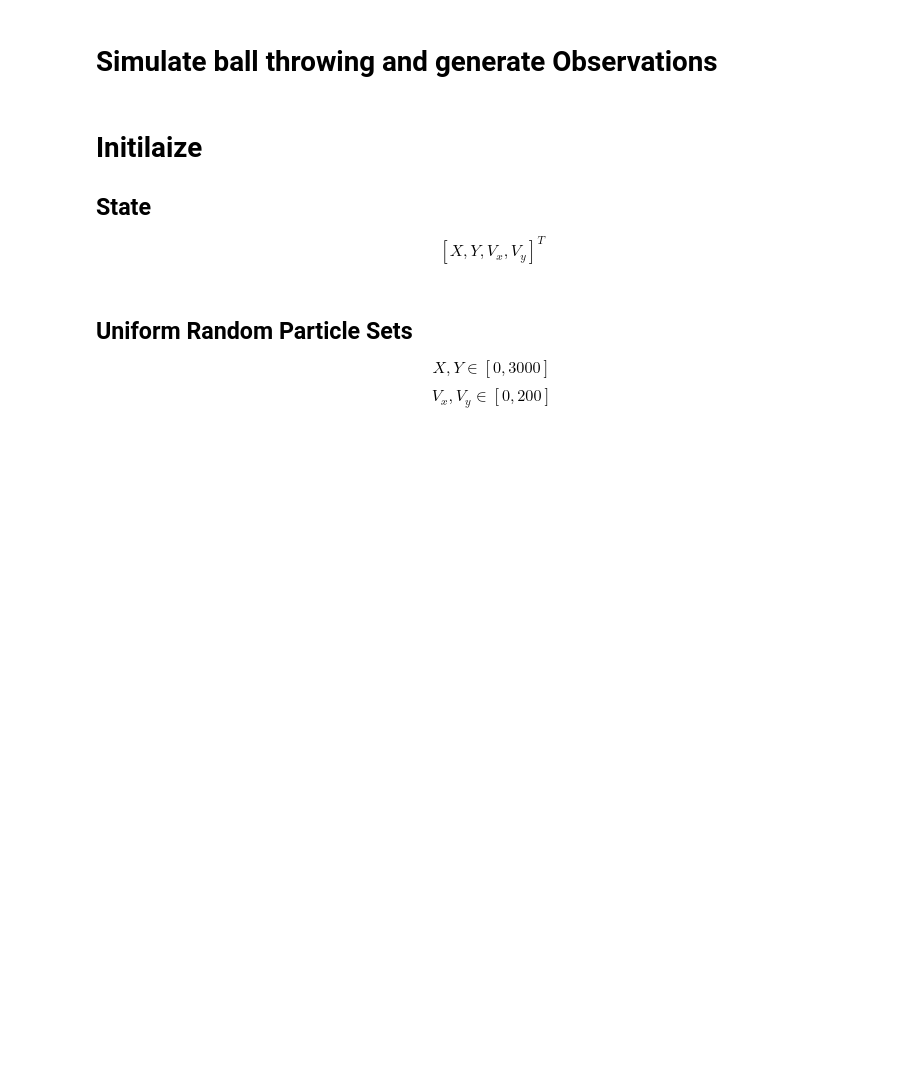
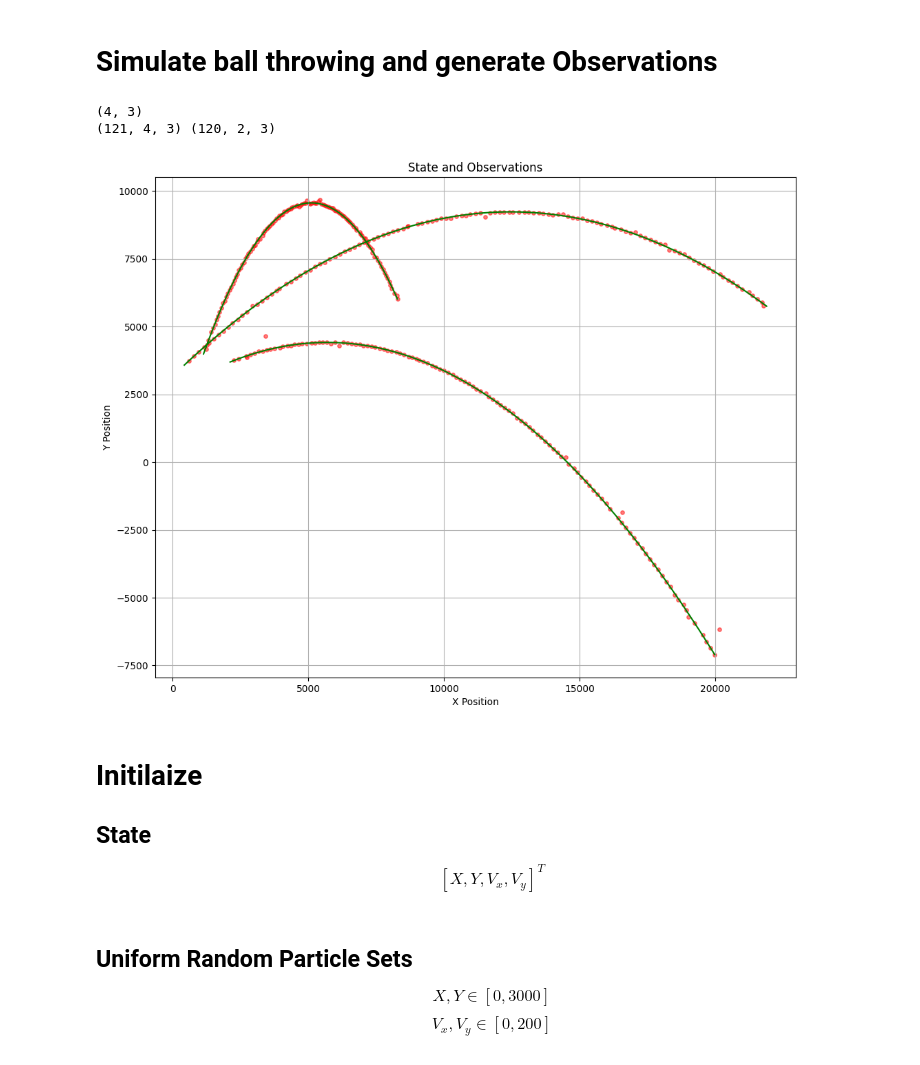
Before and after one commit to Horizon-42/particle_filter, a Jupyter notebook: run_partickle_filter.ipynb, the cells around one changed output. Saved outputs shown, nothing was run; the diff lists cells and outputs as text; code cells hidden in the pictures; blank space fills up the shorter version.

```diff
--- a/run_partickle_filter.ipynb
+++ b/run_partickle_filter.ipynb
@@ -16,22 +16,26 @@ from ball_throwing_simulator import BallThrowingSimulator
 # %% [markdown]
 # Simulate ball throwing and generate Observations
 # %%
-ball_num = 2
+ball_num = 3
 delta_t = 0.5
 
 # create observ model for simulating and particle filter
 # observ_model = NormalObservation(ball_num, 2000)
-observ_model = StudentTObservation(ball_num=ball_num, v=1, scale=10)
+observ_model = StudentTObservation(ball_num=ball_num, v=1, scale=2)
 
 # init_state = np.array([[0], [50], [300], [300]])  # Initial state: [x, y, vx, vy]
 simulator = BallThrowingSimulator(delta_t=delta_t, init_state=None, ball_num=ball_num, observ_model=observ_model)
 # Simulate the motion and observations
 states, observations = simulator.simulate(time=60)
 print(states.shape, observations.shape)
 # Show the simulated states and observations
 fig, ax = plt.subplots(figsize=(12, 12))
 plot_observations(ax, states, observations)
 plt.show()
+# %% [output]
+(4, 3)
+(121, 4, 3) (120, 2, 3)
+[figure, added]
 # %% [markdown]
 # Initilaize
 ## State
```
Also changed, not shown: parts of 2 cells of this notebook, 5 other files.
